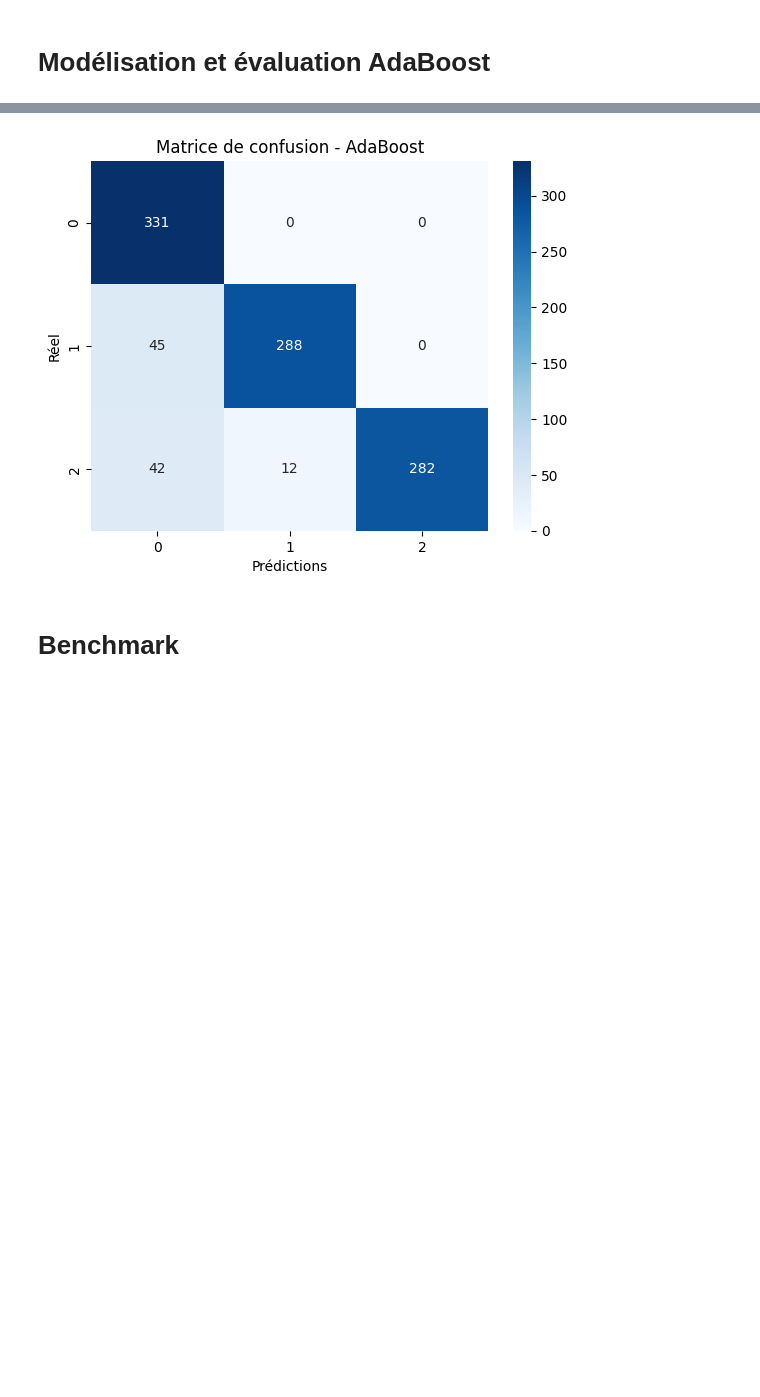
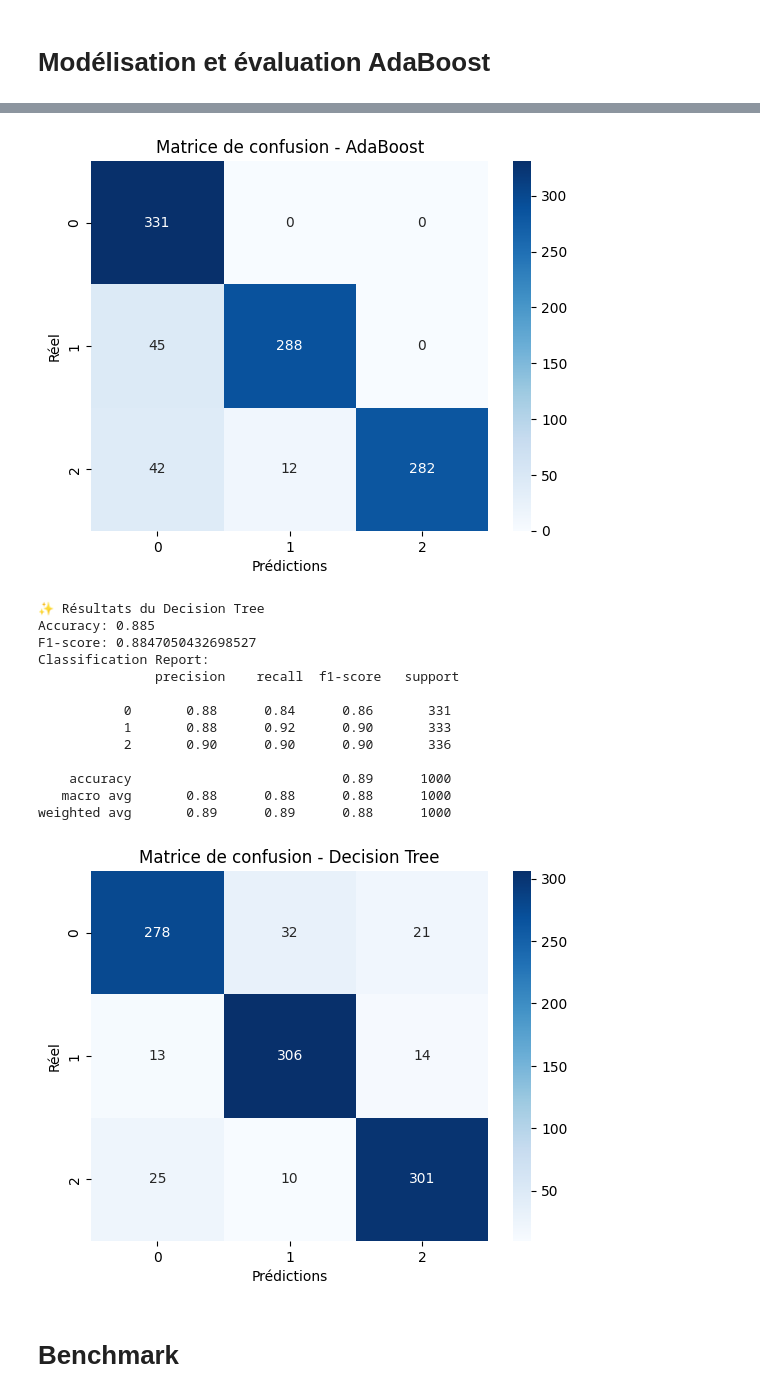
Before and after one commit to mayarbriki/ML-prediction-service, a Jupyter notebook: Copy_of_BO1.ipynb, the cells around one changed output, grey strips where cells are left out. Drawn from its saved outputs; the diff is of its cells as text; code cells hidden in the pictures; blank space fills up the shorter version.

Commit message:
modelisation with decision tree

```diff
--- a/Copy_of_BO1.ipynb
+++ b/Copy_of_BO1.ipynb
@@ -272,6 +272,15 @@ svm.fit(X_train_scaled, y_train)
 y_pred_svm = svm.predict(X_test_scaled)
 # %% [markdown]
 # **Modélisation et évaluation AdaBoost**
+# %%
+from sklearn.tree import DecisionTreeClassifier
+
+# Initialiser et entraîner l'arbre de décision
+tree = DecisionTreeClassifier(random_state=42)
+tree.fit(X_train, y_train)
+
+# Prédictions
+y_pred_tree = tree.predict(X_test)
 # %%
 from sklearn.ensemble import AdaBoostClassifier
 
@@ -296,6 +305,7 @@ def eval_model(name, y_true, y_pred):
 eval_model("KNN", y_test, y_pred_knn)
 eval_model("SVM", y_test, y_pred_svm)
 eval_model("AdaBoost", y_test, y_pred_ada)
+eval_model("Decision Tree", y_test, y_pred_tree)
 # %% [output]
 ✨ Résultats du KNN
 Accuracy: 0.832
@@ -312,33 +322,47 @@ Classification Report:
 weighted avg       0.84      0.83      0.83      1000
 [figure]
 ✨ Résultats du SVM
 Accuracy: 0.884
 F1-score: 0.8840732486326863
 Classification Report:
                precision    recall  f1-score   support
 
            0       0.85      0.90      0.88       331
            1       0.90      0.88      0.89       333
            2       0.90      0.87      0.88       336
 
     accuracy                           0.88      1000
    macro avg       0.88      0.88      0.88      1000
 weighted avg       0.88      0.88      0.88      1000
 [figure]
 ✨ Résultats du AdaBoost
 Accuracy: 0.901
 F1-score: 0.9022077316911513
 Classification Report:
                precision    recall  f1-score   support
 
            0       0.79      1.00      0.88       331
            1       0.96      0.86      0.91       333
            2       1.00      0.84      0.91       336
 
     accuracy                           0.90      1000
    macro avg       0.92      0.90      0.90      1000
 weighted avg       0.92      0.90      0.90      1000
 [figure]
+✨ Résultats du Decision Tree
+Accuracy: 0.885
+F1-score: 0.8847050432698527
+Classification Report:
+               precision    recall  f1-score   support
+
+           0       0.88      0.84      0.86       331
+           1       0.88      0.92      0.90       333
+           2       0.90      0.90      0.90       336
+
+    accuracy                           0.89      1000
+   macro avg       0.88      0.88      0.88      1000
+weighted avg       0.89      0.89      0.88      1000
+[figure, added]
 # %% [markdown]
 # **Benchmark**
 # %%
```
Also changed, not shown: parts of 1 cell of this notebook.
